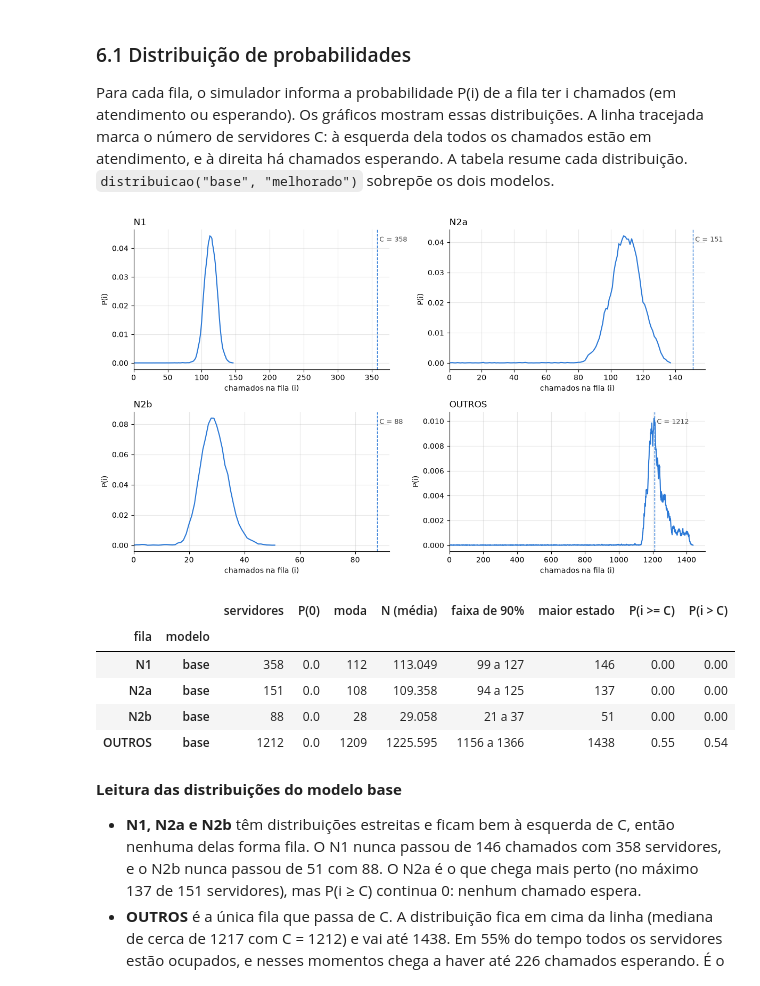
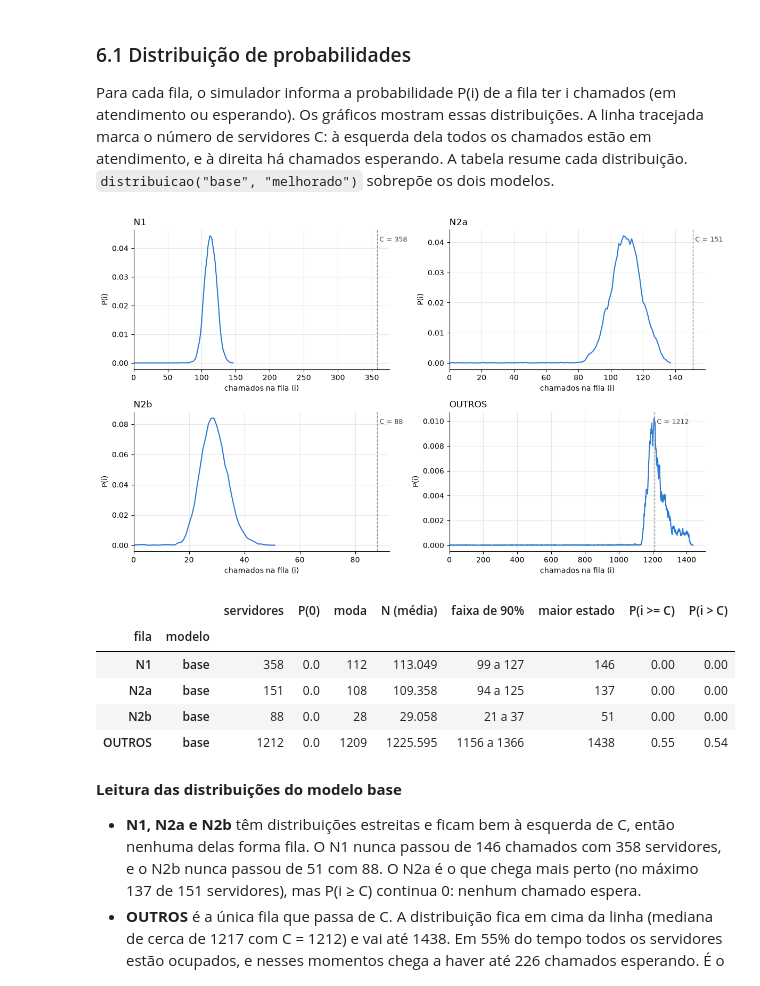
Before and after one commit to germanocorrea/simple-queue-simulator--pucrs, a Jupyter notebook: tratamento.ipynb, the cells around one changed output. Drawn from its saved outputs; the diff is of its cells as text; code cells hidden in the pictures.

```diff
--- a/tratamento.ipynb
+++ b/tratamento.ipynb
@@ -316,36 +316,40 @@ def distribuicao(*nomes):
             dist[nome, fila] = int(C), pd.Series({int(i): float(p) for i, p in estados})
 
     resumo = []
     fig, eixos = plt.subplots(2, 2, figsize=(12, 7))
     for eixo, fila in zip(eixos.flat, NOMES_FILAS):
-        for k, (nome, cor) in enumerate(zip(nomes, CORES)):
+        for nome, cor in zip(nomes, CORES):
             C, p = dist[nome, fila]
             acum = p.cumsum()
             quantil = lambda q: p.index[min(acum.searchsorted(q), len(p) - 1)]
             resumo.append({"fila": fila, "modelo": nome, "servidores": C, "P(0)": p.get(0, 0.0),
                            "moda": p.idxmax(), "N (média)": (p.index * p).sum(),
                            "faixa de 90%": f"{quantil(0.05)} a {quantil(0.95)}", "maior estado": p.index.max(),
                            "P(i >= C)": p[p.index >= C].sum(), "P(i > C)": p[p.index > C].sum()})
             eixo.plot(p.index, p.values, color=cor, lw=1.5, label=nome)
-            eixo.axvline(C, color=cor, ls="--", lw=1)
+        # C com a cor de cada modelo; se todos têm o mesmo C, uma linha cinza só
+        Cs = [dist[nome, fila][0] for nome in nomes]
+        unico = len(set(Cs)) == 1
+        for k, (C, cor) in enumerate(zip(Cs[:1] if unico else Cs, CORES)):
+            eixo.axvline(C, color="#888" if unico else cor, ls="--", lw=1)
             eixo.text(C, 0.95 - 0.08 * k, f" C = {C}", transform=eixo.get_xaxis_transform(), color="#444",
                       fontsize=9, va="top")
         eixo.set_title(fila, loc="left")
         eixo.set_xlabel("chamados na fila (i)")
         eixo.set_ylabel("P(i)")
         eixo.set_xlim(left=0)
         eixo.grid(alpha=0.3)
         eixo.spines[["top", "right"]].set_visible(False)
         if len(nomes) > 1:
             eixo.legend(frameon=False)
     fig.tight_layout()
     plt.show()
     return pd.DataFrame(resumo).set_index(["fila", "modelo"]).round(3)
 
 
 distribuicao("base")
 # %% [output]
-[figure, old version]
+[figure, new version]
 |  |  | servidores | P(0) | moda | N (média) | faixa de 90% | maior estado | P(i >= C) | P(i > C) |
 | fila | modelo |  |  |  |  |  |  |  |  |
 | N1 | base | 358 | 0.0 | 112 | 113.049 | 99 a 127 | 146 | 0.00 | 0.00 |
```
Also changed, not shown: parts of 14 cells of this notebook, 2 other files.
